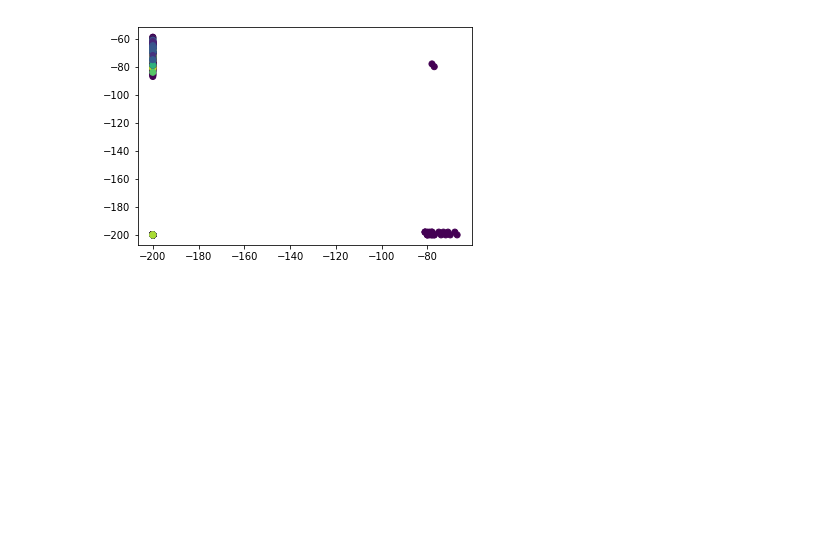
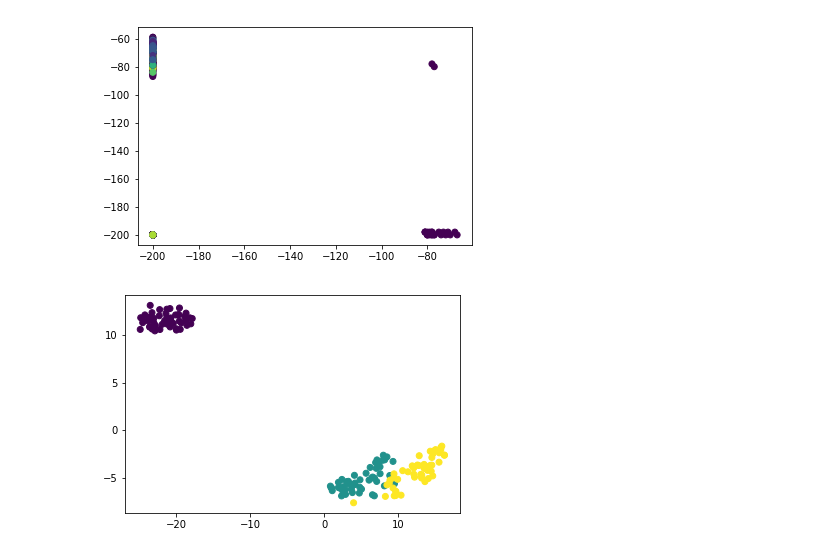
Before and after one commit to J0kerMh/sklearn-practice-homowork, a Jupyter notebook: homework.ipynb, the cells around one changed output. Cells and saved outputs as stored; diff of their text form; code cells hidden in the pictures; blank space fills up the shorter version.

```diff
--- a/homework.ipynb
+++ b/homework.ipynb
@@ -258,4 +273,9 @@ transformed = tsne.fit_transform(iris_df.data)
 #将数据集降维到二维空间上
 x_axis = transformed[:, 0]
 y_axis = transformed[:, 1]
+# %%
+plt.scatter(x_axis, y_axis, c=iris_df.target)
+plt.show()
+# %% [output]
+[figure, added]
 # %%
```
Also changed, not shown: parts of 12 cells of this notebook, 10 other files.
